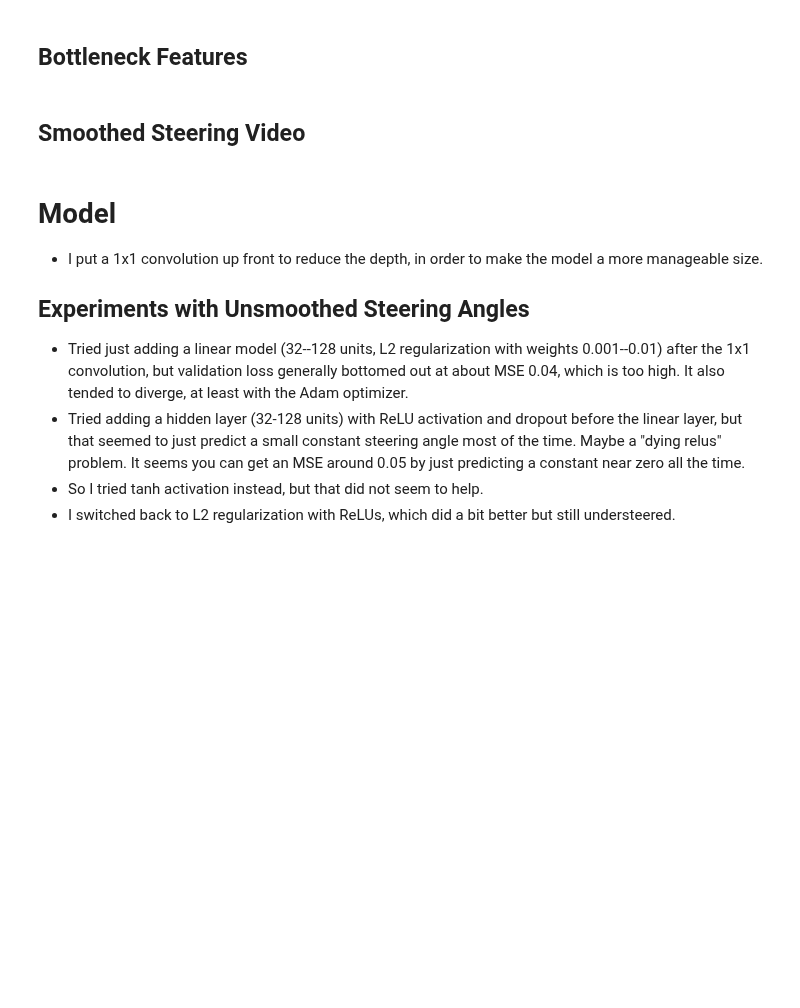
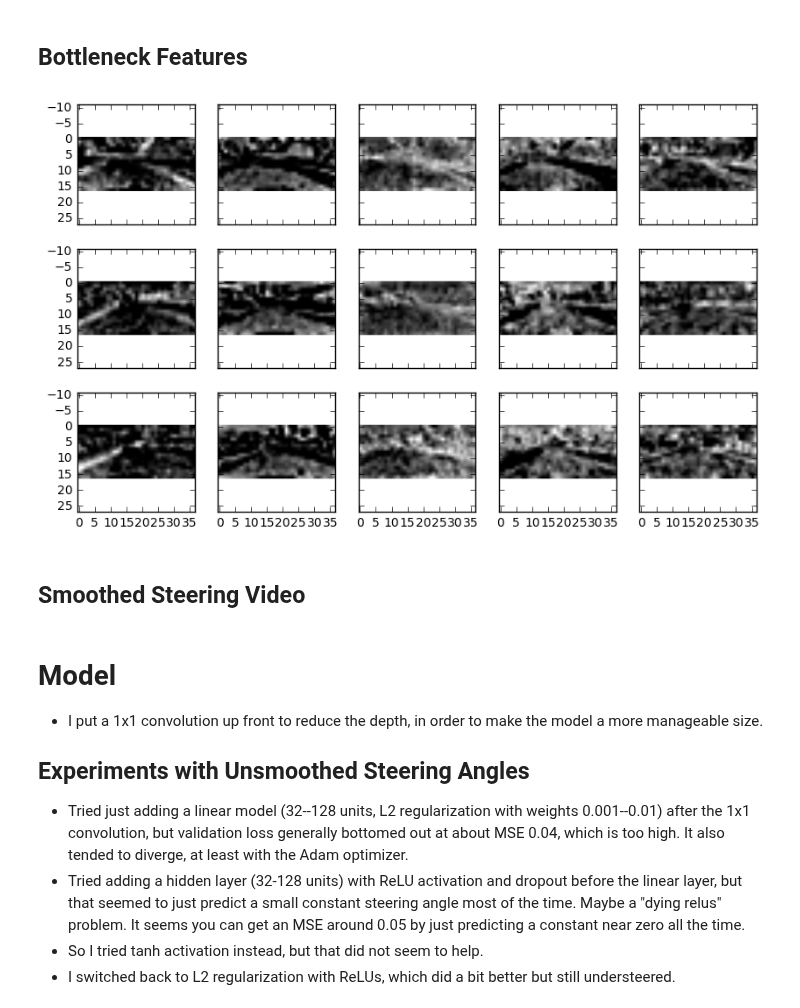
Before and after one commit to jdleesmiller/carnd-cloning, a Jupyter notebook: README.ipynb, the cells around one changed output. Drawn from its saved outputs; the diff is of its cells as text; code cells hidden in the pictures; blank space fills up the shorter version.

Commit message:
Make predicted angle plot quicker

```diff
--- a/README.ipynb
+++ b/README.ipynb
@@ -115,16 +145,18 @@ print('gaussian smoothed steering angle bias:', np.mean(log['smooth_steering_ang
 # %% [markdown]
 ## Bottleneck Features
 # %%
-def plot_bottleneck_output(num_images, num_channels, image_stride=50):
+def plot_bottleneck_output(num_images, num_channels, image_stride=100):
     fig, axes = plt.subplots(num_images, num_channels,
                              figsize=(2*num_channels, 2*num_images),
                              sharex=True, sharey=True)
     for i in range(num_images):
+        index = i * image_stride
+        image = np.load(log['bottleneck_features'].values[index])['center_image']
         for j in range(num_channels):
-            index = i * image_stride
-            image = np.load(log['bottleneck_features'].values[i])['center_image']
             axes[i][j].imshow(image[:,:,j], cmap='gray')
 plot_bottleneck_output(3,5)
+# %% [output]
+[figure, added]
 # %% [markdown]
 ## Smoothed Steering Video
 # %%
```
Also changed, not shown: parts of 9 cells of this notebook.
